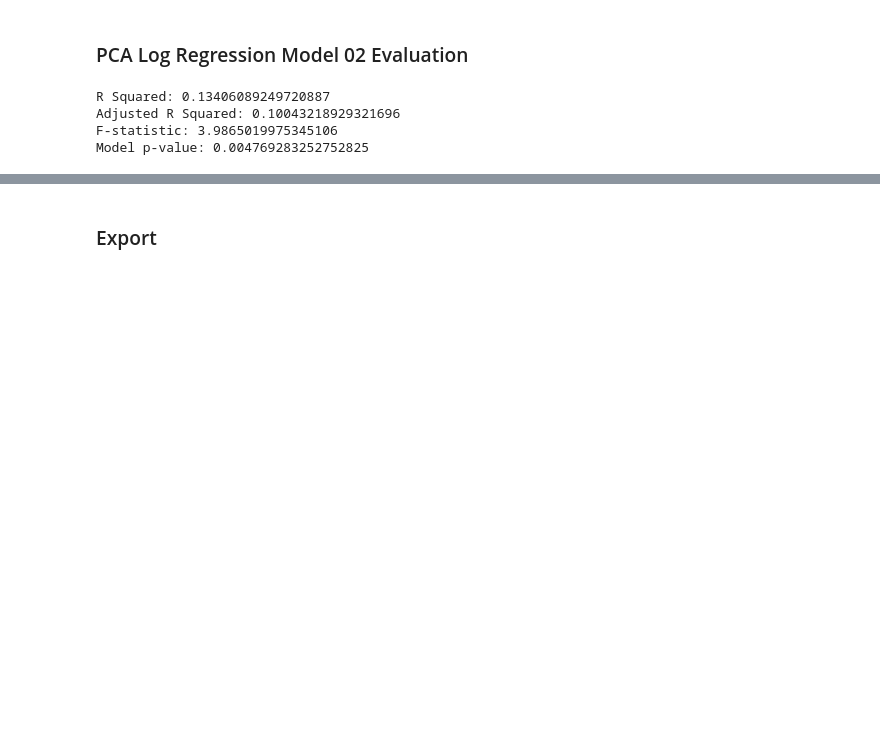
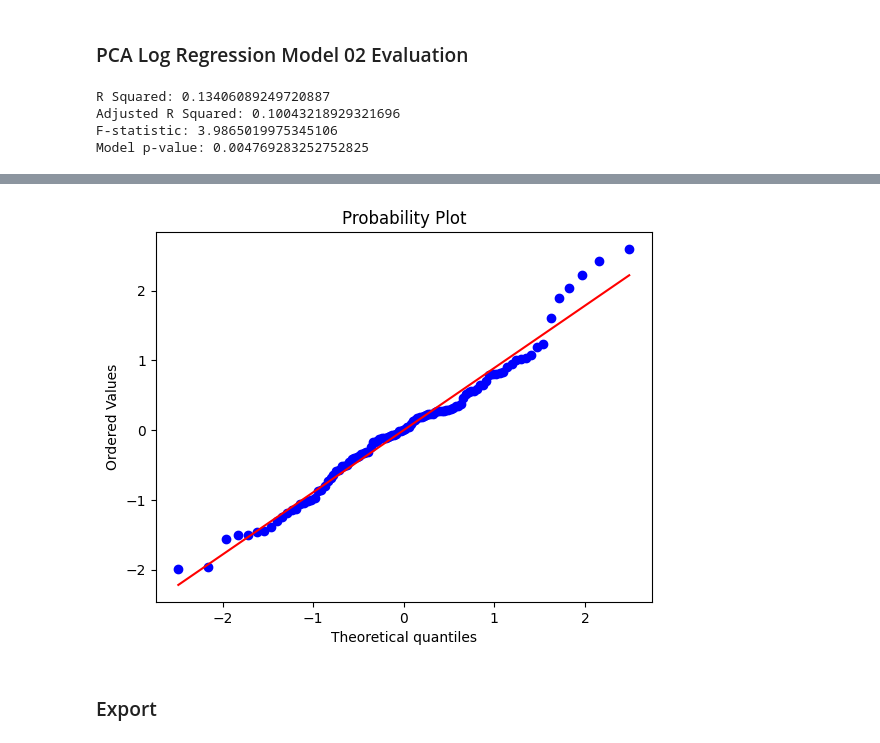
Before and after one commit to Matthew-Riddell/MSc-Dissertation, a Jupyter notebook: notebooks/07-pca.ipynb, the cells around one changed output, grey strips where cells are left out. Saved outputs shown, nothing was run; the diff lists cells and outputs as text; code cells hidden in the pictures; blank space fills up the shorter version.

```diff
--- a/notebooks/07-pca.ipynb
+++ b/notebooks/07-pca.ipynb
@@ -914,3 +998,9 @@ Model p-value: 0.004769283252752825
+# %%
+stats.probplot(residuals_log_02, dist="norm", plot=plt)
+
+plt.show()
+# %% [output]
+[figure, added]
 # %% [markdown]
 ### Export
 # %% [markdown]
```
Also changed, not shown: parts of 23 cells of this notebook, 1 other file.
